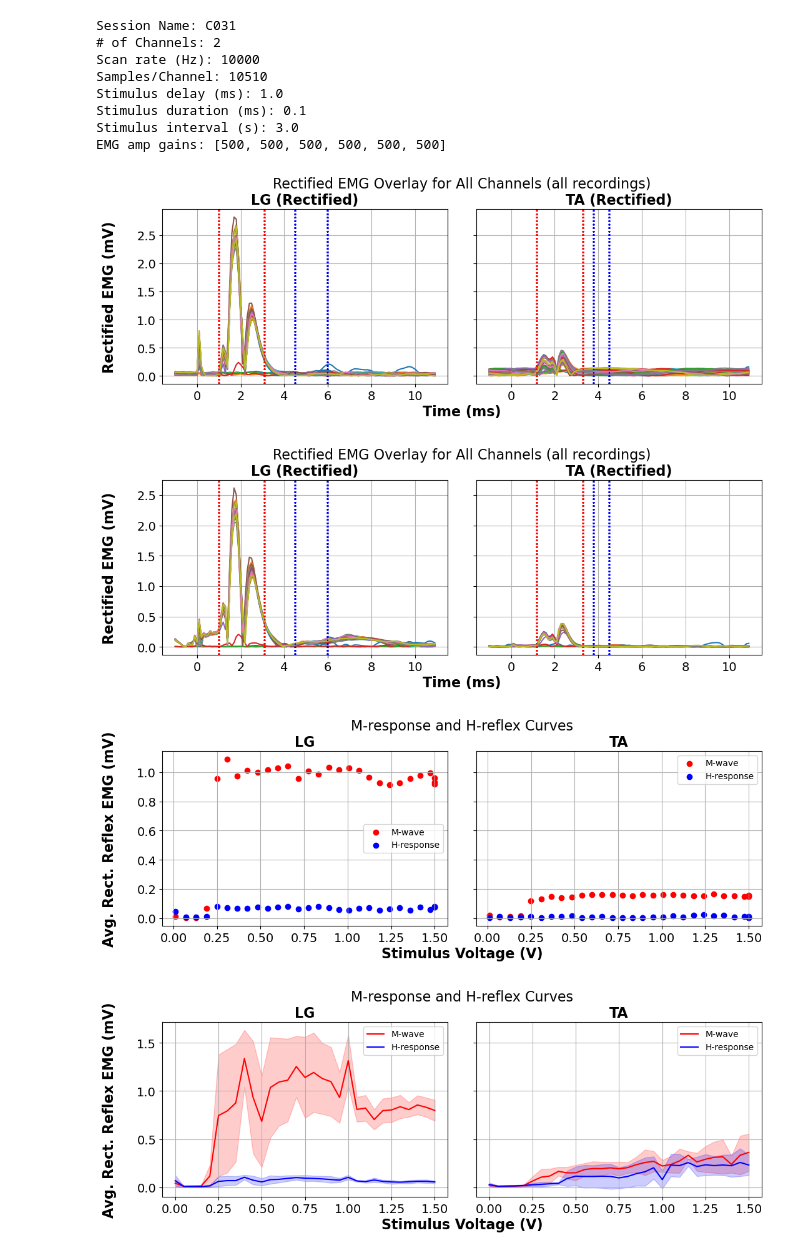
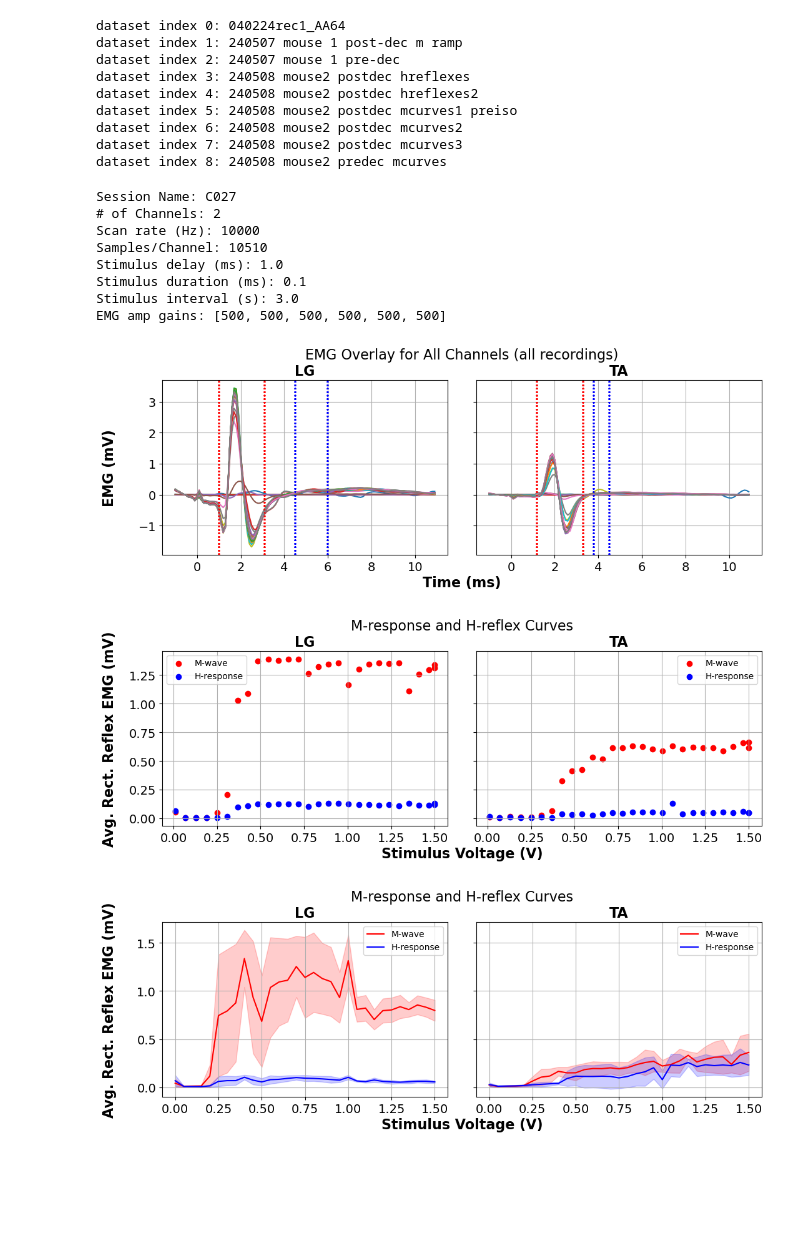
Before and after one commit to AEWorthy/MonStim-Analyzer, a Jupyter notebook: main.ipynb, the cells around one changed output. Saved outputs shown, nothing was run; the diff lists cells and outputs as text; code cells hidden in the pictures; blank space fills up the shorter version.

```diff
--- a/main.ipynb
+++ b/main.ipynb
@@ -31,33 +12,50 @@ datasets
+# %%
+# Create dictionaries of Pickle datasets and single sessions that are in the 'output' directory.
+dataset_dict, datasets = utils.unpackPickleOutput(OUTPUT_PATH)
+for idx, dataset in enumerate(datasets):
+    print(f'dataset index {idx}: {dataset}')
+# %% [output]
+dataset index 0: 040224rec1_AA64
+dataset index 1: 240507 mouse 1 post-dec m ramp
+dataset index 2: 240507 mouse 1 pre-dec
+dataset index 3: 240508 mouse2 postdec hreflexes
+dataset index 4: 240508 mouse2 postdec hreflexes2
+dataset index 5: 240508 mouse2 postdec mcurves1 preiso
+dataset index 6: 240508 mouse2 postdec mcurves2
+dataset index 7: 240508 mouse2 postdec mcurves3
+dataset index 8: 240508 mouse2 predec mcurves
+# %%
+# Define dataset of interest for downstream analysis.
+dataset_idx = 6
+dataset_oi = utils.dataset_oi(dataset_dict, datasets, dataset_idx)
+# %%
+# Define session of interest for downstream analysis.
+session_idx = 0
+session_oi = utils.session_oi(dataset_dict, datasets, dataset_idx, session_idx)
+session_oi.session_parameters()
+# %% [output]
+Session Name: C027
+# of Channels: 2
+Scan rate (Hz): 10000
+Samples/Channel: 10510
+Stimulus delay (ms): 1.0
+Stimulus duration (ms): 0.1
+Stimulus interval (s): 3.0
+EMG amp gains: [500, 500, 500, 500, 500, 500]
 # %%
-## Analysis for a single session using class-based method
-session = Analyze_EMG.EMGSession(dataset_dict[datasets[6]][4])
+# Visualize single EMG session raw and filtered
 channel_names = ["LG", "TA"]
 
-session.session_parameters()
-# session.plot_emg_raw(channel_names=channel_names, m_flags=True, h_flags=True)
-# session.plot_emg(channel_names=channel_names, m_flags=True, h_flags=True)
-session.plot_emg_rectified_raw(channel_names=channel_names, m_flags=True, h_flags=True)
-session.plot_emg_rectified(channel_names=channel_names, m_flags=True, h_flags=True)
-# # session.plot_emg_suspectedH(channel_names=channel_names, h_threshold=0.05)
-session.plot_reflex_curves(channel_names=channel_names)
-
-# ## Analysis for multiple sessions.
-# sessions = []
-# for session in pickled_test_dataset:
-#     sessions.append(EMG_Utils.EMGSession(session))
-
-# dataset = EMG_Utils.EMGDataset(sessions)
-# dataset.plot_reflex_curves(channel_names=channel_names)
+# session_oi.plot_emg_raw(channel_names=channel_names, m_flags=True, h_flags=True)
+session_oi.plot_emg(channel_names=channel_names, m_flags=True, h_flags=True)
+# session_oi.plot_emg_rectified_raw(channel_names=channel_names, m_flags=True, h_flags=True)
+# session_oi.plot_emg_rectified(channel_names=channel_names, m_flags=True, h_flags=True)
 # %% [output]
-Session Name: C031
-# of Channels: 2
-Scan rate (Hz): 10000
-Samples/Channel: 10510
-Stimulus delay (ms): 1.0
-Stimulus duration (ms): 0.1
-Stimulus interval (s): 3.0
-EMG amp gains: [500, 500, 500, 500, 500, 500]
-[figure, old version]
+[figure, new version]
-[figure, removed]
-[figure, removed]
+# %%
+# Inspect reflex curves and suspected H-reflex trials
+# session_oi.plot_emg_suspectedH(channel_names=channel_names, h_threshold=0.7)
+session_oi.plot_reflex_curves(channel_names=channel_names)
+# %% [output]
+[figure, added]
 # %%
```
Also changed, not shown: parts of 4 cells of this notebook, 4 other files.
